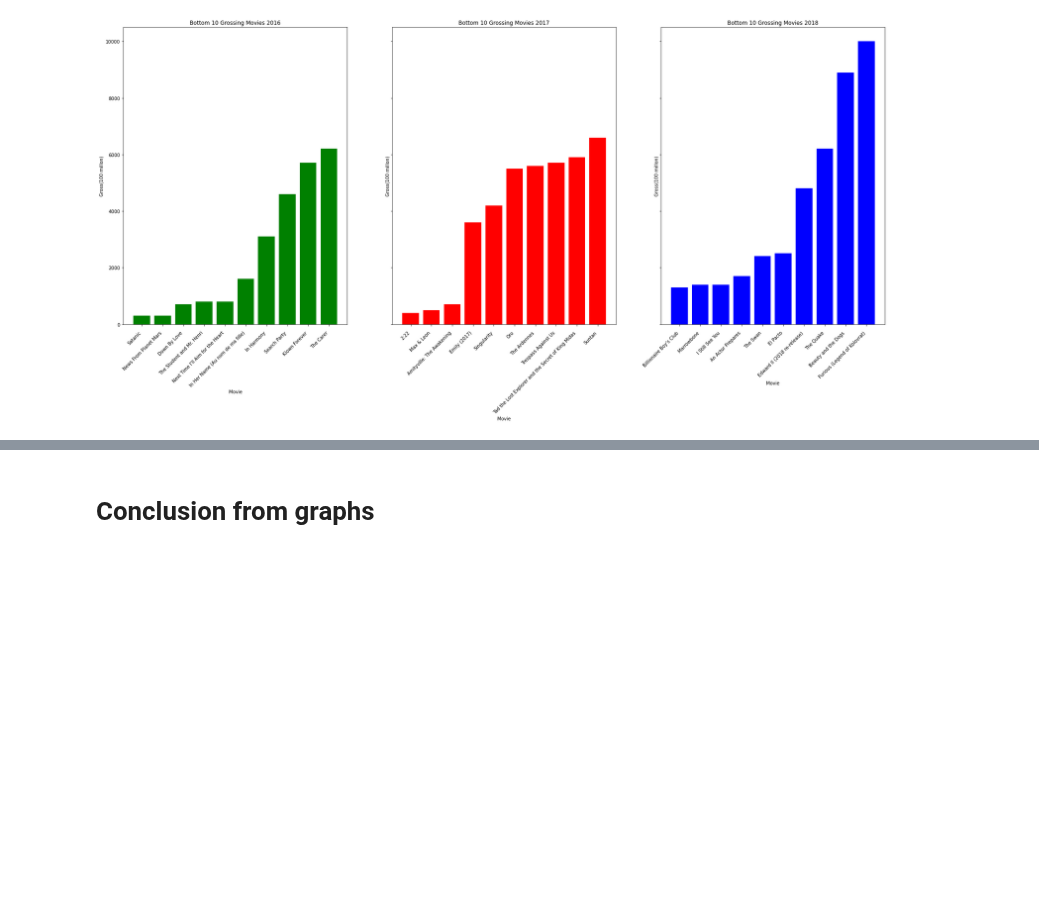
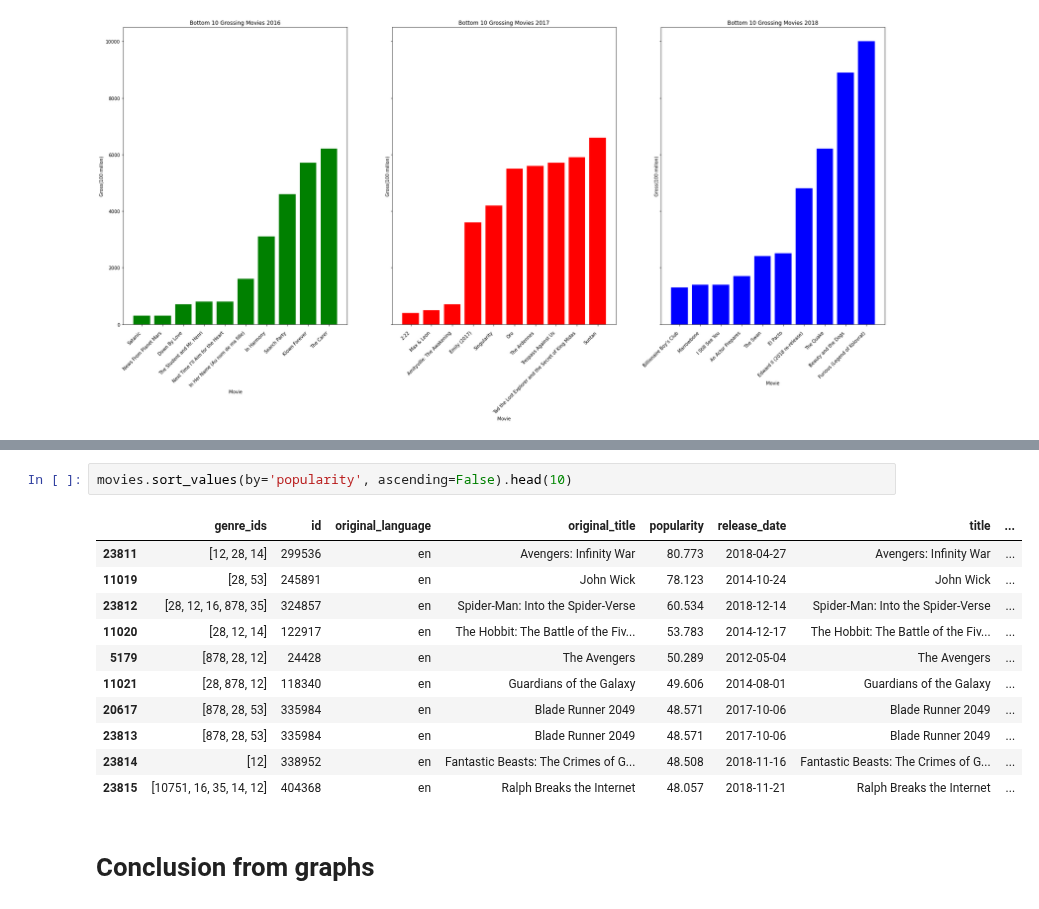
Before and after one commit to tramsay-deloitte/Dollywood, a Jupyter notebook: Mostpopular.ipynb, the cells around one changed output, grey strips where cells are left out. Saved outputs shown, nothing was run; the diff lists cells and outputs as text; blank space fills up the shorter version.

```diff
--- a/Mostpopular.ipynb
+++ b/Mostpopular.ipynb
@@ -280,2 +297,16 @@ axs[2].tick_params(axis="x", direction="out", pad=10)
+# %%
+movies.sort_values(by='popularity', ascending=False).head(10)
+# %% [output]
+|  | genre_ids | id | original_language | original_title | popularity | release_date | title | ... |
+| 23811 | [12, 28, 14] | 299536 | en | Avengers: Infinity War | 80.773 | 2018-04-27 | Avengers: Infinity War | ... |
+| 11019 | [28, 53] | 245891 | en | John Wick | 78.123 | 2014-10-24 | John Wick | ... |
+| 23812 | [28, 12, 16, 878, 35] | 324857 | en | Spider-Man: Into the Spider-Verse | 60.534 | 2018-12-14 | Spider-Man: Into the Spider-Verse | ... |
+| 11020 | [28, 12, 14] | 122917 | en | The Hobbit: The Battle of the Fiv... | 53.783 | 2014-12-17 | The Hobbit: The Battle of the Fiv... | ... |
+| 5179 | [878, 28, 12] | 24428 | en | The Avengers | 50.289 | 2012-05-04 | The Avengers | ... |
+| 11021 | [28, 878, 12] | 118340 | en | Guardians of the Galaxy | 49.606 | 2014-08-01 | Guardians of the Galaxy | ... |
+| 20617 | [878, 28, 53] | 335984 | en | Blade Runner 2049 | 48.571 | 2017-10-06 | Blade Runner 2049 | ... |
+| 23813 | [878, 28, 53] | 335984 | en | Blade Runner 2049 | 48.571 | 2017-10-06 | Blade Runner 2049 | ... |
+| 23814 | [12] | 338952 | en | Fantastic Beasts: The Crimes of G... | 48.508 | 2018-11-16 | Fantastic Beasts: The Crimes of G... | ... |
+| 23815 | [10751, 16, 35, 14, 12] | 404368 | en | Ralph Breaks the Internet | 48.057 | 2018-11-21 | Ralph Breaks the Internet | ... |
 # %% [markdown]
 # Conclusion from graphs
```
Also changed, not shown: parts of 1 cell of this notebook, 2 other files.
